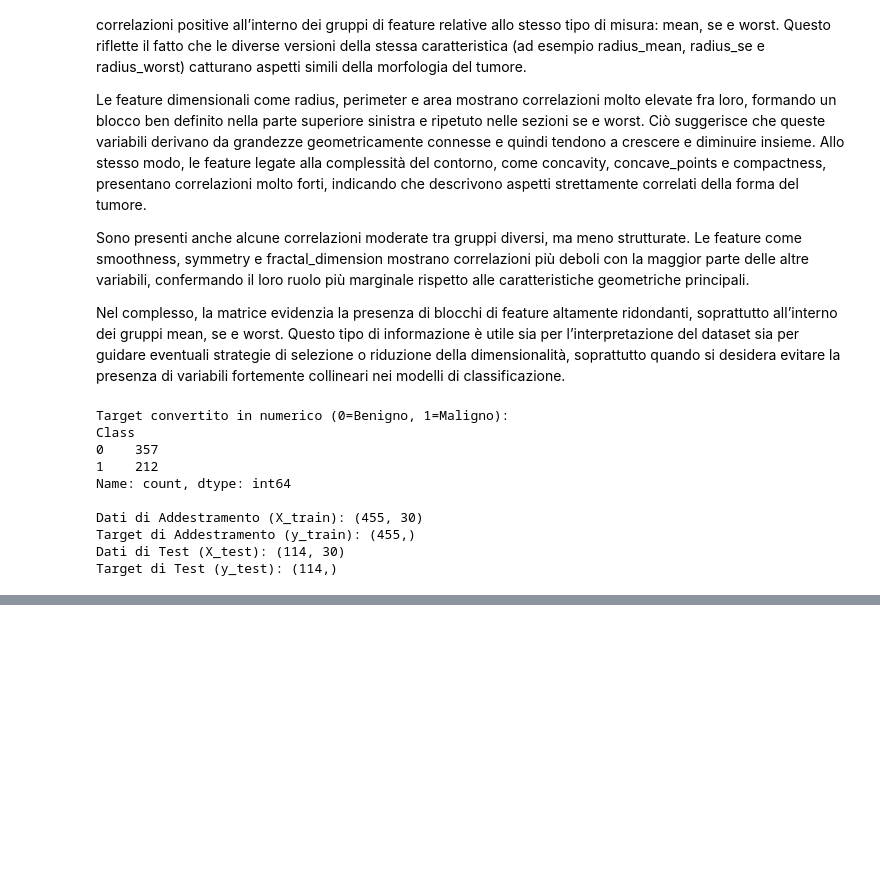
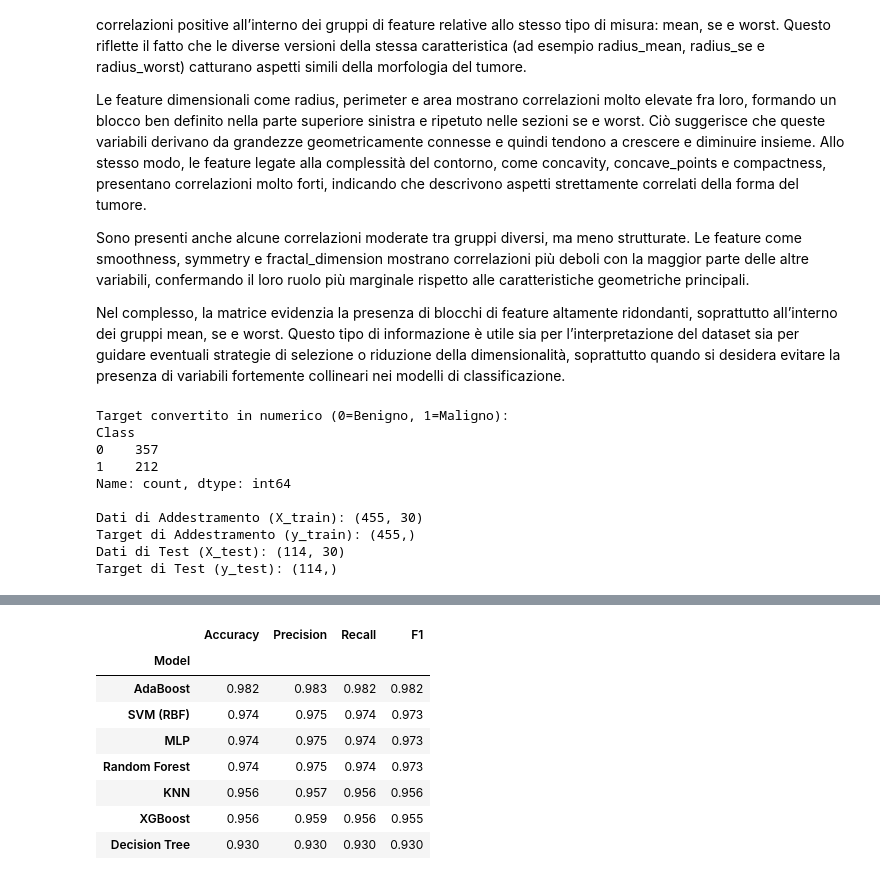
Before and after one commit to Pandanna/Data-Mining-Project, a Jupyter notebook: Cancer_dataset.ipynb, the cells around one changed output, grey strips where cells are left out. Saved outputs shown, nothing was run; the diff lists cells and outputs as text; code cells hidden in the pictures; blank space fills up the shorter version.

```diff
--- a/Cancer_dataset.ipynb
+++ b/Cancer_dataset.ipynb
@@ -462,0 +498,17 @@ plt.show()
+# %%
+df_results = pd.DataFrame(
+    results,
+    columns=["Model","Accuracy","Precision","Recall","F1"]
+).set_index("Model")
+
+df_results.sort_values("F1", ascending=False)
+# %% [output]
+|  | Accuracy | Precision | Recall | F1 |
+| Model |  |  |  |  |
+| AdaBoost | 0.982 | 0.983 | 0.982 | 0.982 |
+| SVM (RBF) | 0.974 | 0.975 | 0.974 | 0.973 |
+| MLP | 0.974 | 0.975 | 0.974 | 0.973 |
+| Random Forest | 0.974 | 0.975 | 0.974 | 0.973 |
+| KNN | 0.956 | 0.957 | 0.956 | 0.956 |
+| XGBoost | 0.956 | 0.959 | 0.956 | 0.955 |
+| Decision Tree | 0.930 | 0.930 | 0.930 | 0.930 |
```
Also changed, not shown: parts of 9 cells of this notebook.
